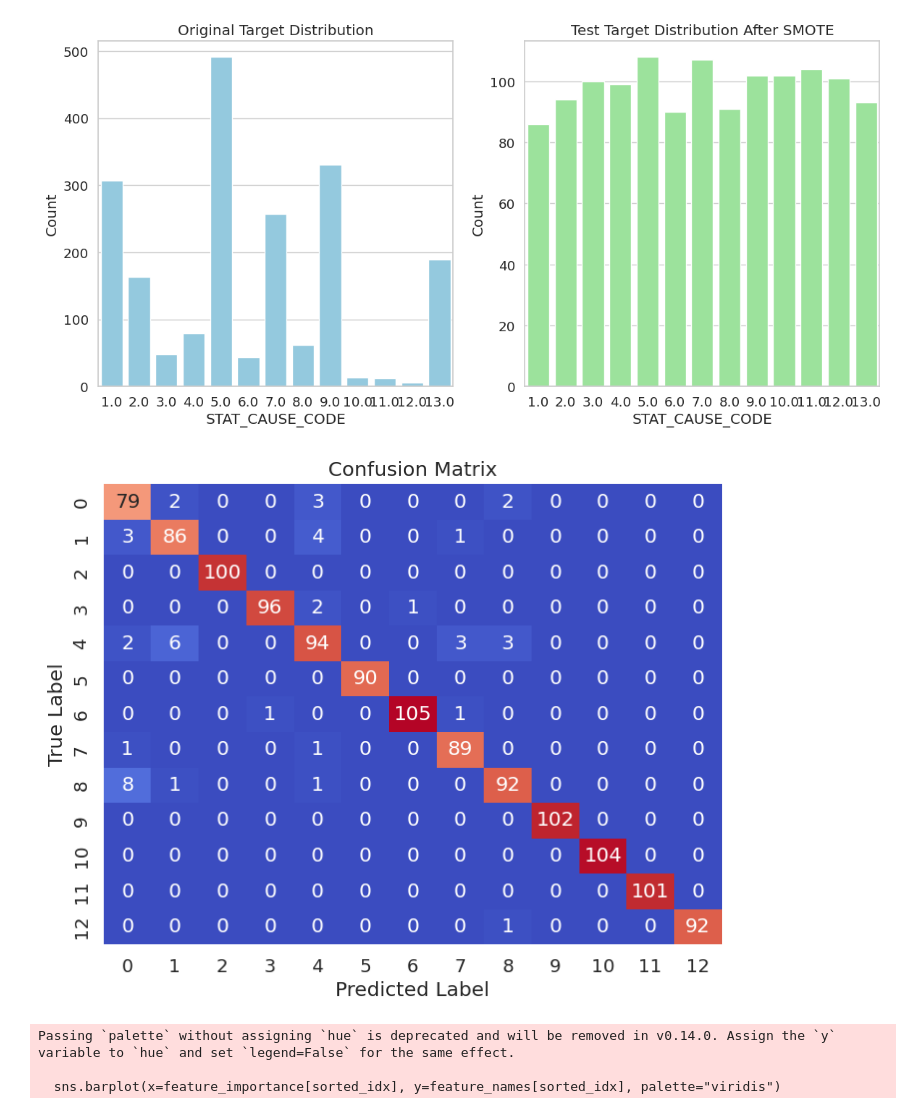
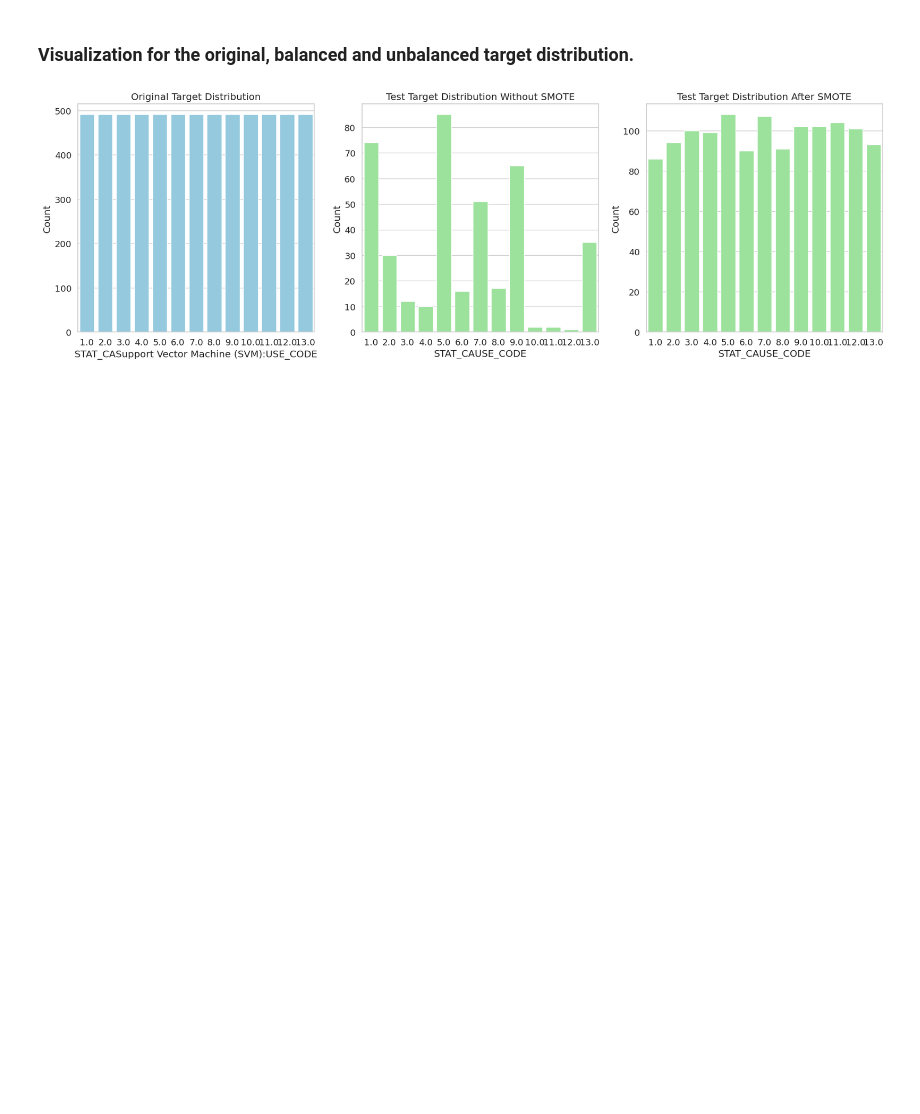
Before and after one commit to Abdullah-ui/Model-Drawing, a Jupyter notebook: visualization.ipynb, the cells around one changed output. Saved outputs shown, nothing was run; the diff lists cells and outputs as text; code cells hidden in the pictures; blank space fills up the shorter version.

```diff
--- a/visualization.ipynb
+++ b/visualization.ipynb
@@ -1,55 +1,38 @@
+# %% [markdown]
+### Visualization for the original, balanced and unbalanced target distribution.
 # %%
 import joblib
 import matplotlib.pyplot as plt
 import seaborn as sns
 
-X_original, y_original, y_test, y_pred = joblib.load("pickle_files/results_class_balance.pkl")
+_, y_original, y_test, y_preds = joblib.load("pickle_files/class_balance_results.pkl")
+_, _, y_test_wc, _ = joblib.load("pickle_files/no_balance_results.pkl")
 
-def visualize_results(X_original, y_original, y_test, y_pred):
+
+def visualize_results(y_original, y_test):
     sns.set(style="whitegrid", palette="muted", font_scale=1.2)
 
-    plt.figure(figsize=(12, 6))
-    plt.subplot(1, 2, 1)
+    plt.figure(figsize=(18, 6))
+    plt.subplot(1, 3, 1)
     sns.countplot(x=y_original, color='skyblue')
     plt.title('Original Target Distribution')
+    plt.xlabel('STAT_CASupport Vector Machine (SVM):USE_CODE')
+    plt.ylabel('Count')
+
+    plt.subplot(1, 3, 2)
+    sns.countplot(x=y_test_wc, color='lightgreen')
+    plt.title('Test Target Distribution Without SMOTE')
     plt.xlabel('STAT_CAUSE_CODE')
     plt.ylabel('Count')
 
-    plt.subplot(1, 2, 2)
+    plt.subplot(1, 3, 3)
     sns.countplot(x=y_test, color='lightgreen')
     plt.title('Test Target Distribution After SMOTE')
     plt.xlabel('STAT_CAUSE_CODE')
     plt.ylabel('Count')
     plt.tight_layout()
     plt.show()
 
-    from sklearn.metrics import confusion_matrix
-    cm = confusion_matrix(y_test, y_pred)
-
-    plt.figure(figsize=(8, 6))
-    sns.heatmap(cm, annot=True, fmt='d', cmap='coolwarm', cbar=False)
-    plt.title('Confusion Matrix')
-    plt.xlabel('Predicted Label')
-    plt.ylabel('True Label')
-    plt.show()
-
-    classifier = joblib.load("pickle_files/model_class_balance.pkl")
-    feature_importance = classifier.feature_importances_
-    feature_names = X_original.columns
-
-    sorted_idx = feature_importance.argsort()
-    plt.figure(figsize=(10, 8))
-    sns.barplot(x=feature_importance[sorted_idx], y=feature_names[sorted_idx], palette="viridis")
-    plt.title('Feature Importance')
-    plt.xlabel('Importance Score')
-    plt.ylabel('Features')
-    plt.tight_layout()
-    plt.show()
-
-visualize_results(X_original, y_original, y_test, y_pred)
+visualize_results(y_original, y_test)
 # %% [output]
-[figure, old version]
+[figure, new version]
-[figure, removed]
-Passing `palette` without assigning `hue` is deprecated and will be removed in v0.14.0. Assign the `y` variable to `hue` and set `legend=False` for the same effect.
-
-  sns.barplot(x=feature_importance[sorted_idx], y=feature_names[sorted_idx], palette="viridis")
```
Also changed, not shown: parts of 4 cells of this notebook, 10 other files.
